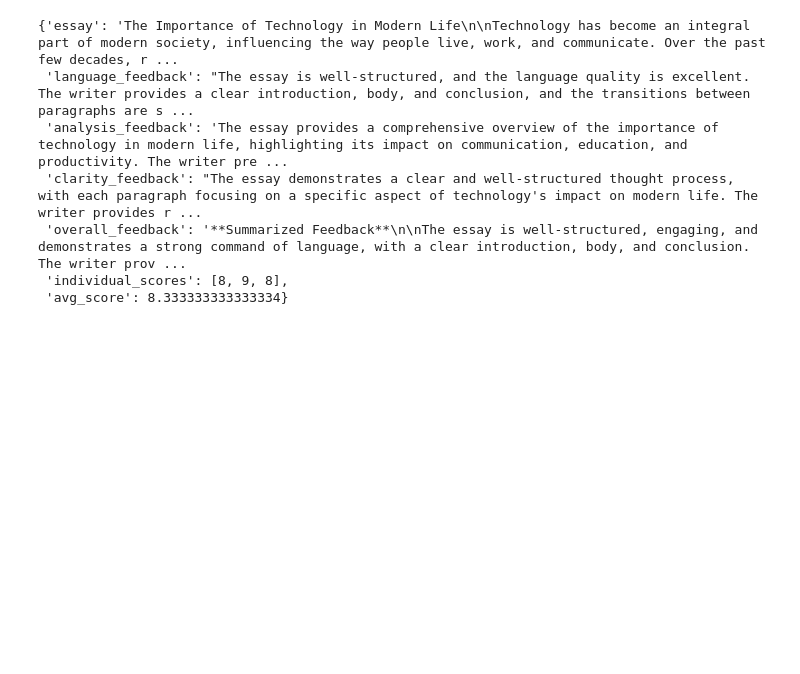
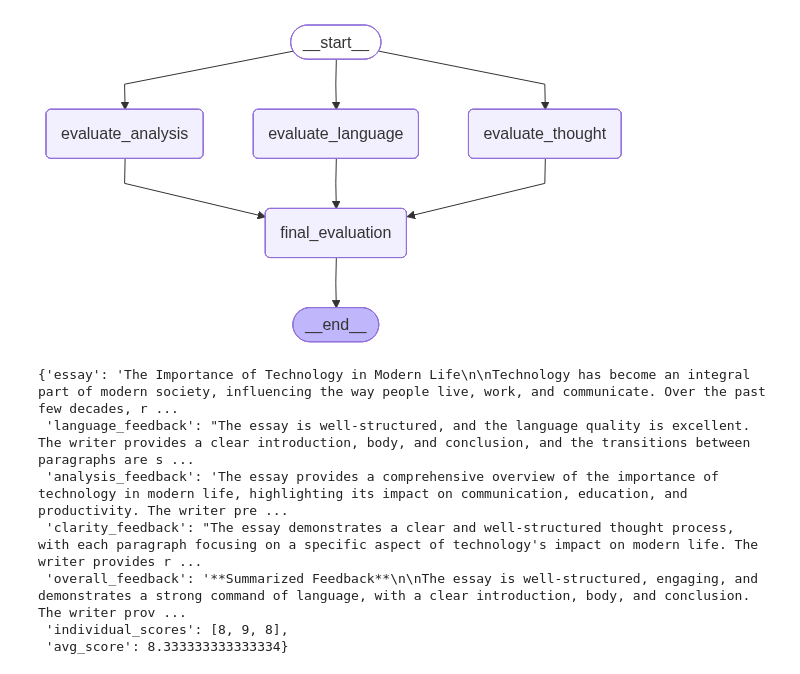
Before and after one commit to SWAUGAT-BEURA/langraph, a Jupyter notebook: parallel_workflows/llm_parallel_workflow.ipynb, the cells around one changed output. Drawn from its saved outputs; the diff is of its cells as text; code cells hidden in the pictures; blank space fills up the shorter version.

```diff
--- a/parallel_workflows/llm_parallel_workflow.ipynb
+++ b/parallel_workflows/llm_parallel_workflow.ipynb
@@ -69,21 +69,24 @@ def final_evaluation(state: UPSCState):
 # %%
 graph=StateGraph(UPSCState)
 graph.add_node('evaluate_language',evaluate_language)
 graph.add_node('evaluate_analysis',evaluate_analysis)
 graph.add_node('evaluate_thought',evaluate_thought)
 graph.add_node('final_evaluation',final_evaluation)
 
 graph.add_edge(START,'evaluate_language' )
 graph.add_edge(START,'evaluate_analysis' )
 graph.add_edge(START,'evaluate_thought' )
 
 graph.add_edge('evaluate_language','final_evaluation' )
 graph.add_edge('evaluate_analysis','final_evaluation' )
 graph.add_edge('evaluate_thought','final_evaluation' )
 
 graph.add_edge('final_evaluation',END)
 
 workflow=graph.compile()
+workflow
+# %% [output]
+[figure, added]
 # %%
 initial_state={
     'essay':essay
```
Also changed, not shown: parts of 1 cell of this notebook, 4 other files.
